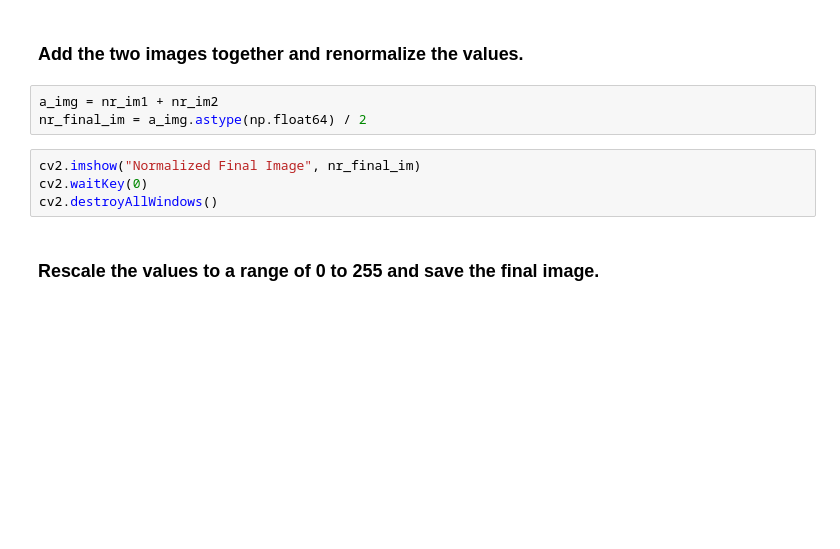
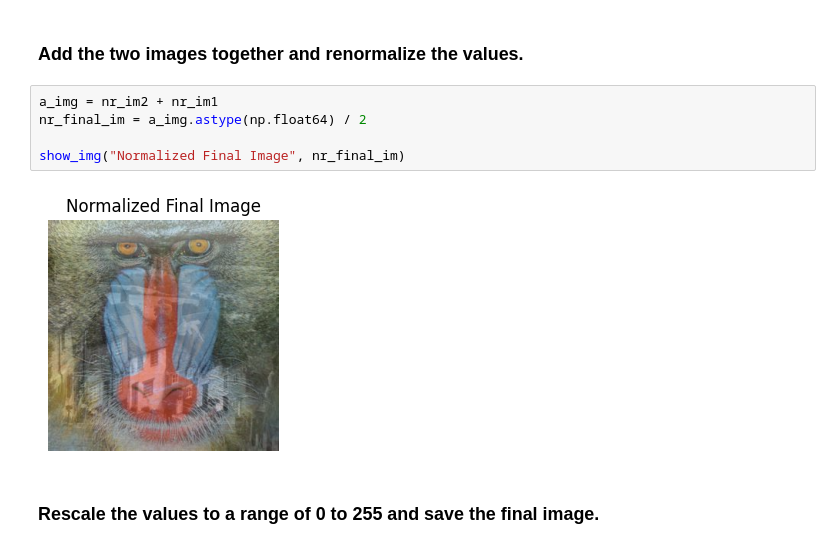
Before and after one commit to GBhavaniShankar/Geo-CV, a Jupyter notebook: Lab1/lab1.ipynb, the cells around one changed output. Saved outputs shown, nothing was run; the diff lists cells and outputs as text; blank space fills up the shorter version.

```diff
--- a/Lab1/lab1.ipynb
+++ b/Lab1/lab1.ipynb
@@ -52,12 +58,12 @@ cv2.destroyAllWindows()
 # %% [markdown]
 ### Add the two images together and renormalize the values.
 # %%
-a_img = nr_im1 + nr_im2
+a_img = nr_im2 + nr_im1
 nr_final_im = a_img.astype(np.float64) / 2
+
+show_img("Normalized Final Image", nr_final_im)
+# %% [output]
+[figure, added]
-# %%
-cv2.imshow("Normalized Final Image", nr_final_im)
-cv2.waitKey(0)
-cv2.destroyAllWindows()
 # %% [markdown]
 ### Rescale the values to a range of 0 to 255 and save the final image.
 # %%
```
Also changed, not shown: parts of 7 cells of this notebook.
